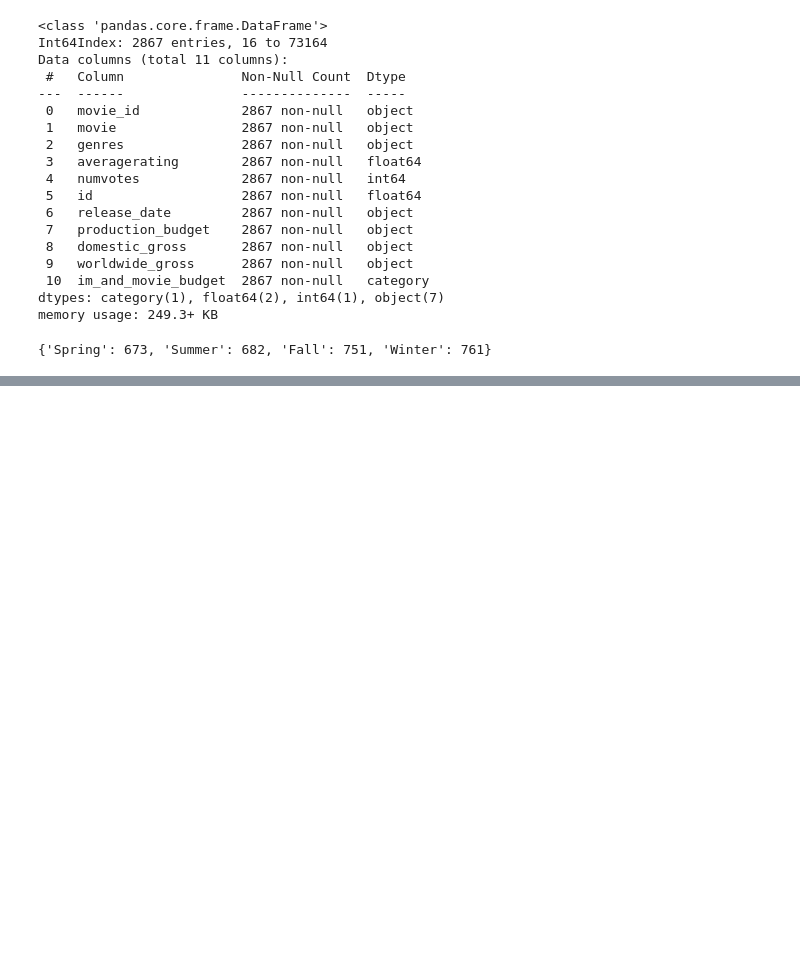
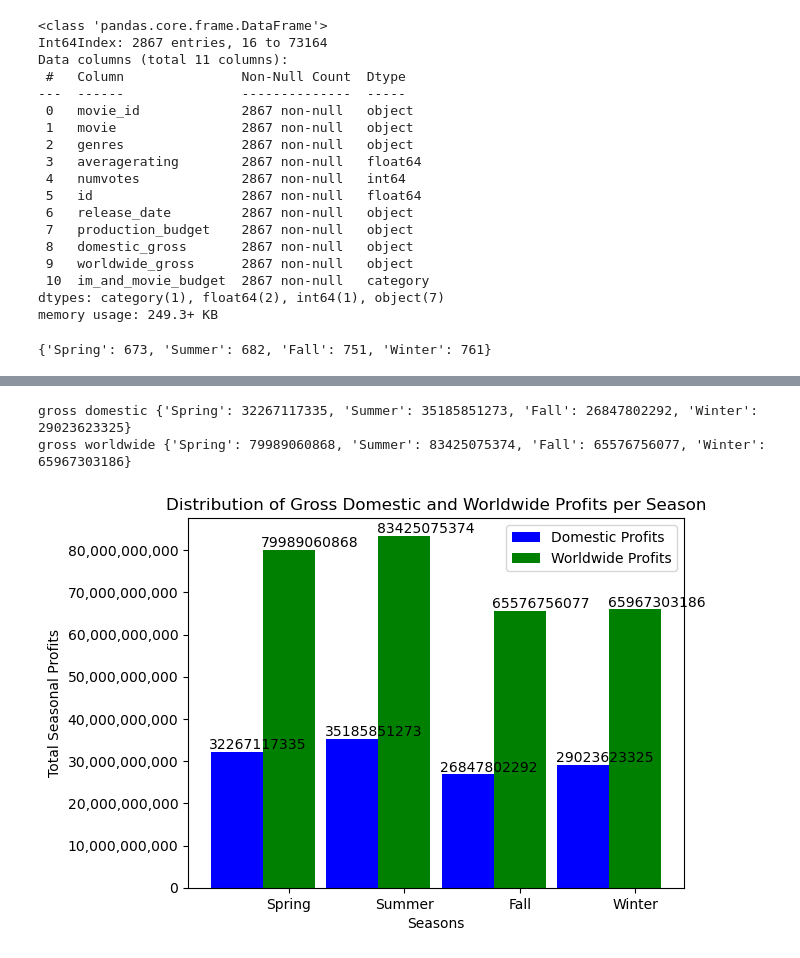
Before and after one commit to raguilarsoriano/CapstonePod5, a Jupyter notebook: Data Cleaning and merging dataframes.ipynb, the cells around one changed output, grey strips where cells are left out. Cells and saved outputs as stored; diff of their text form; code cells hidden in the pictures; blank space fills up the shorter version.

Commit message:
Pushing up Seasonal profits code and complex bar chart

```diff
--- a/Data Cleaning and merging dataframes.ipynb
+++ b/Data Cleaning and merging dataframes.ipynb
@@ -268,18 +267,0 @@ Text(0.5, 1.0, 'Distribution of Movies by Season')
-# %%
-#I'm trying to count the total profit, both domestic and worldwide, for each season(s)
-seasons_dict = {'Spring': ['Mar','Apr','May'], 'Summer': ['Jun','Jul','Aug',], 'Fall': ['Sep','Oct','Nov'], 'Winter': ['Dec','Jan','Feb']}
-
-cleaned_df['release_date']
-
-season_dict = {'Spring':0,'Summer':0,'Fall':0,'Winter':0,}
-
-domestic_gross = df[df['im_and_movie_budget'] == 'DProfits']
-worldwide_gross = df[df['im_and_movie_budget'] == 'WProfits']
-
-res = dprofits.merge(wprofits,on=['season'],how='left')
-res['im_and_movie_budget'] = 'revenue'
-res = res[['season','domestic_gross','worldwide_gross']]
-
-#res = profits.append([WProfits,res])
-
-#WHY WON'T THIS WORK?! IDK
@@ -287,0 +268,61 @@ NameError: name 'cleaned_df' is not defined
+# %%
+#I'm trying to count the total profit, both domestic and worldwide, for each season(s)
+seasons = {'Spring': ['Mar','Apr','May'], 'Summer': ['Jun','Jul','Aug',], 'Fall': ['Sep','Oct','Nov'], 'Winter': ['Dec','Jan','Feb']}
+
+test = {'Spring':0,'Summer':0,'Fall':0,'Winter':0,}
+def get_season(x):
+    for key,val in seasons.items():
+        if x[0] in val:
+            return key
+#This is for gross domestic
+for i in cleaned_df.itertuples():
+    date = i[7]
+    x=i[7].split(' ')
+    y=get_season(x)
+    num = i[9].replace('$','').replace(',','')
+    test[y]+=int(num)
+print('gross domestic', test)
+
+gross_worldwide = {'Spring':0,'Summer':0,'Fall':0,'Winter':0,}
+#This is for gross worldwide
+for i in cleaned_df.itertuples():
+    date = i[7]
+    x=i[7].split(' ')
+    y=get_season(x)
+    num = i[10].replace('$','').replace(',','')
+    gross_worldwide[y]+=int(num)
+print('gross worldwide', gross_worldwide)
+# %% [output]
+gross domestic {'Spring': 32267117335, 'Summer': 35185851273, 'Fall': 26847802292, 'Winter': 29023623325}
+gross worldwide {'Spring': 79989060868, 'Summer': 83425075374, 'Fall': 65576756077, 'Winter': 65967303186}
+# %%
+#Bar Chart for the categorical data of seasons and profits
+#Mercedez & Jordan
+import matplotlib as mpl
+fig, ax = plt.subplots()
+X = ['Spring','Summer','Fall','Winter']
+
+ind = np.arange(len(season_dict.keys()))
+N = 2
+width = 0.45 # the width of the bars
+
+rects1 = ax.bar(ind,test.values(), width, color='b')
+rects2 = ax.bar(ind+width,gross_worldwide.values(), width, color='g')
+
+ax.set_xlabel('Seasons')
+ax.set_ylabel('Total Seasonal Profits')
+ax.set_title('Distribution of Gross Domestic and Worldwide Profits per Season')
+ax.yaxis.set_major_formatter(mpl.ticker.StrMethodFormatter('{x:,.0f}'))
+ax.set_xticks(ind+width, ('Spring', 'Summer', 'Fall', 'Winter') )
+ax.legend( (rects1[0], rects2[0]), ('Domestic Profits', 'Worldwide Profits') )
+
+def autolabel(rects):
+    for rect in rects:
+        h = rect.get_height()
+        ax.text(rect.get_x()+rect.get_width()/1.10, 1.00*h, '%d'%int(h),
+                ha='center', va='bottom')
+
+autolabel(rects1)
+autolabel(rects2)
+# %% [output]
+[figure, added]
```
Also changed, not shown: parts of 3 cells of this notebook.
